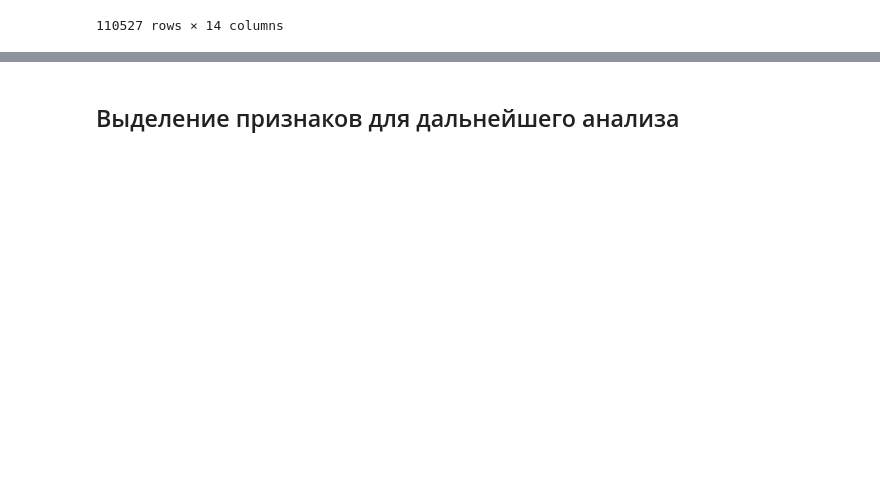
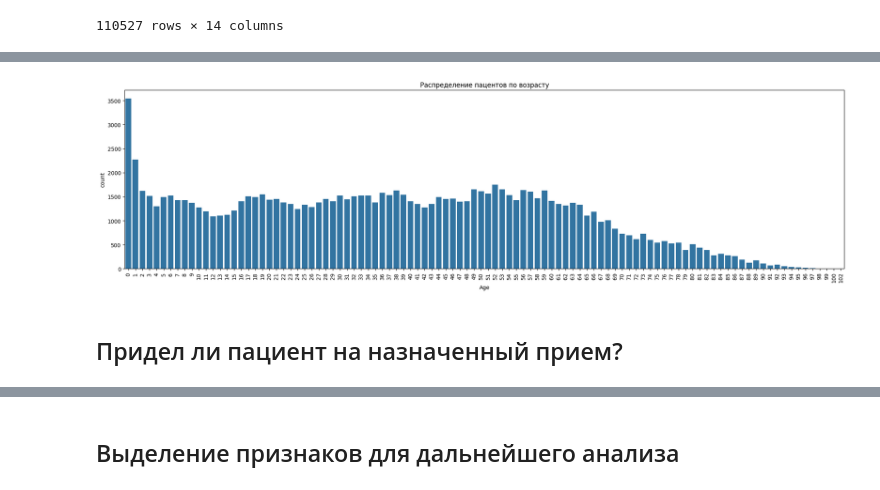
Before and after one commit to chertt007/ML-course, a Jupyter notebook: Block_3_module_11_логирование_экспериментов/Планирование эксперимента и логирование изменений в Comet.ml. Практика.ipynb, the cells around one changed output, grey strips where cells are left out. Saved outputs shown, nothing was run; the diff lists cells and outputs as text; code cells hidden in the pictures; blank space fills up the shorter version.

```diff
--- a/Block_3_module_11_логирование_экспериментов/Планирование эксперимента и логирование изменений в Comet.ml. Практика.ipynb
+++ b/Block_3_module_11_логирование_экспериментов/Планирование эксперимента и логирование изменений в Comet.ml. Практика.ipynb
@@ -24,0 +53,4 @@ df
+# %%
+#удалим аномальные значения
+df = df[(df.Age >=0) & (df.Age <=110)]
+df.Age.value_counts()
@@ -24,0 +71,11 @@ df
+# %%
+plt.figure(figsize=(24,6))
+plt.xticks(rotation=90)
+ax = sns.countplot(x=df.Age)
+ax.set_title("Распределение пацентов по возрасту")
+experiment.log_figure(figure=plt)
+plt.show()
+# %% [output]
+[figure, added]
+# %% [markdown]
+## Придел ли пациент на назначенный прием?
```
Also changed, not shown: parts of 19 cells of this notebook.
